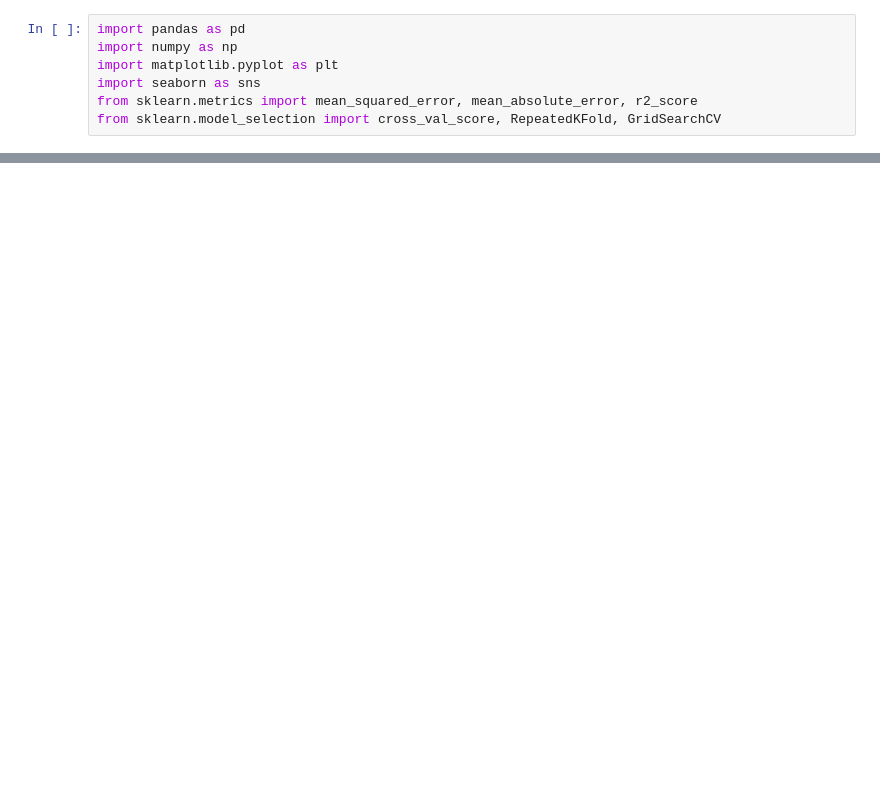
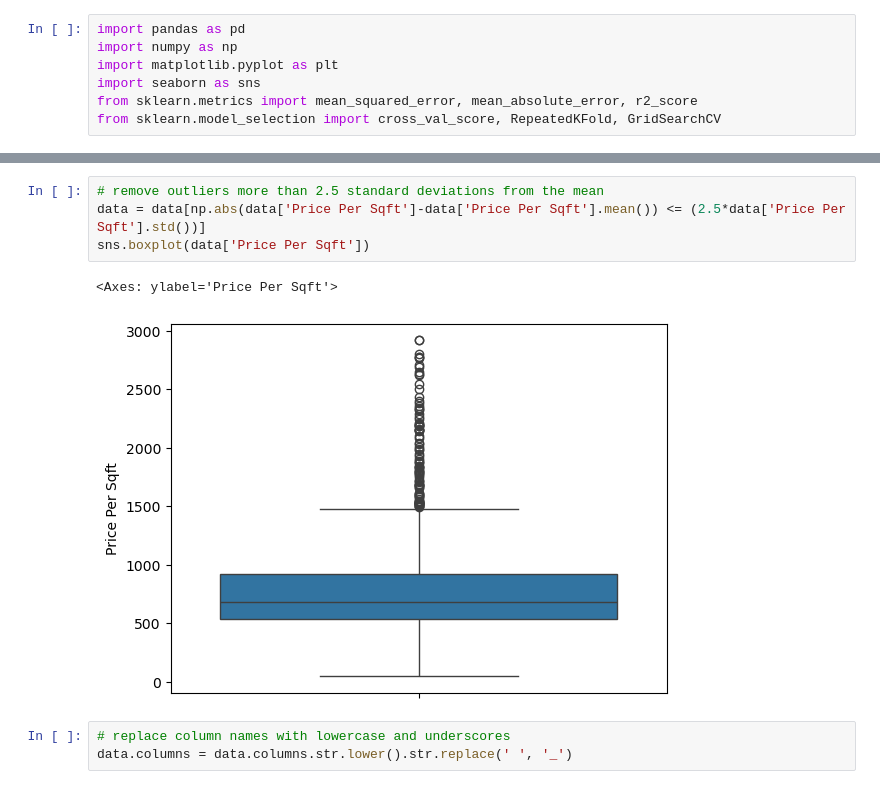
Before and after one commit to inphilia/HousingPrices, a Jupyter notebook: zillow_price.ipynb, the cells around one changed output, grey strips where cells are left out. Drawn from its saved outputs; the diff is of its cells as text; blank space fills up the shorter version.

```diff
--- a/zillow_price.ipynb
+++ b/zillow_price.ipynb
@@ -112,0 +45,10 @@ xDescription = list(xtrain.columns)
+# %%
+# remove outliers more than 2.5 standard deviations from the mean
+data = data[np.abs(data['Price Per Sqft']-data['Price Per Sqft'].mean()) <= (2.5*data['Price Per Sqft'].std())]
+sns.boxplot(data['Price Per Sqft'])
+# %% [output]
+<Axes: ylabel='Price Per Sqft'>
+[figure, added]
+# %%
+# replace column names with lowercase and underscores
+data.columns = data.columns.str.lower().str.replace(' ', '_')
```
Also changed, not shown: parts of 20 cells of this notebook, 1 other file.
